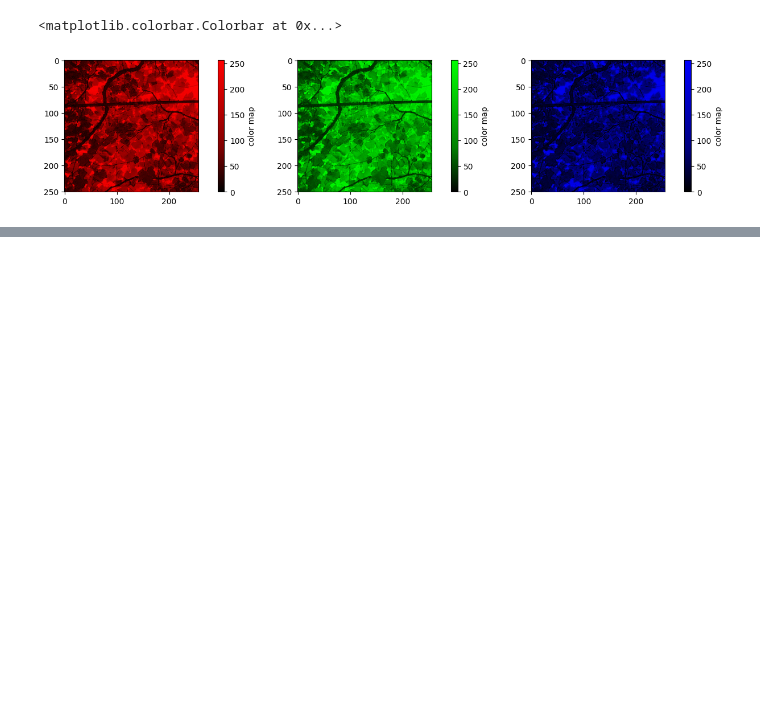
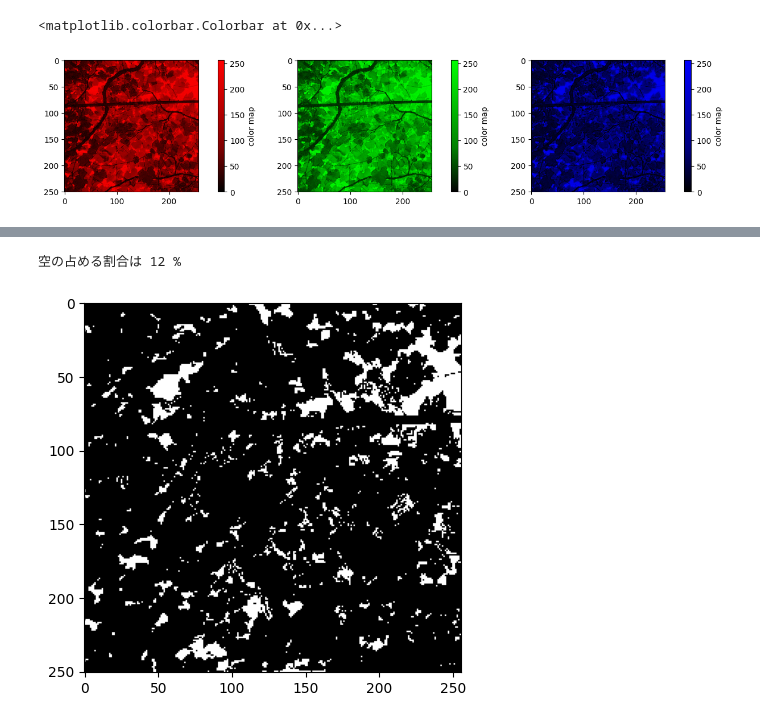
Before and after one commit to 1900690/grape-sky-segmentation, a Jupyter notebook: grape-sky-binarization.ipynb, the cells around one changed output, grey strips where cells are left out. Drawn from its saved outputs; the diff is of its cells as text; code cells hidden in the pictures; blank space fills up the shorter version.

```diff
--- a/grape-sky-binarization.ipynb
+++ b/grape-sky-binarization.ipynb
@@ -217,0 +121,17 @@ VARI = (Green – Red) / (Green + Red – Blue)
+# %%
+#@title 白黒に変換し、画面の中の白の割合を計算
+import math
+
+binde_image_binary=r_mask+g_mask+b_mask
+binde_image_binary=np.where(binde_image_binary > 0, 1, binde_image_binary)
+
+plt.imshow(binde_image_binary, cmap='gray')
+
+all_pixcel=binde_image_binary.shape[0]*binde_image_binary.shape[1]
+sky_pixcel=np.sum(binde_image_binary)
+
+sky_occupancy_rate=sky_pixcel/all_pixcel
+print("空の占める割合は",math.floor(sky_occupancy_rate*100),"%")
+# %% [output]
+空の占める割合は 12 %
+[figure, added]
```
Also changed, not shown: parts of 11 cells of this notebook.
